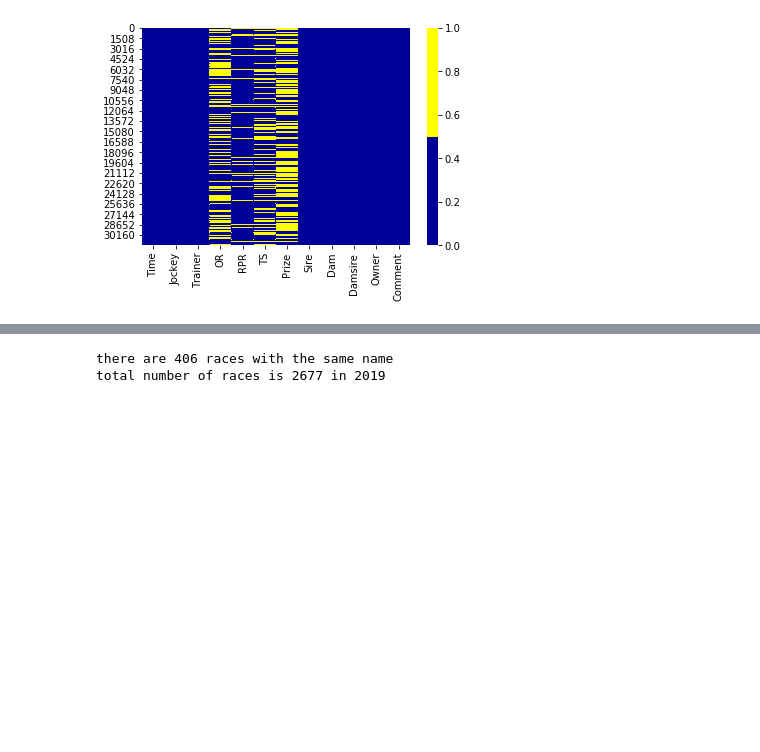
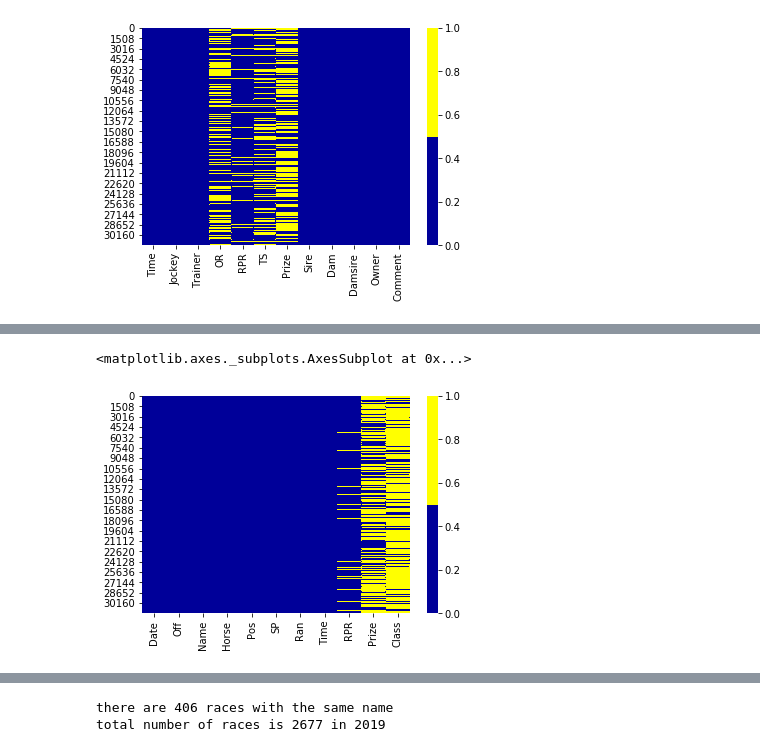
Before and after one commit to nizcode/horse_racing, a Jupyter notebook: racing_cleaning.ipynb, the cells around one changed output, grey strips where cells are left out. Cells and saved outputs as stored; diff of their text form; code cells hidden in the pictures; blank space fills up the shorter version.

```diff
--- a/racing_cleaning.ipynb
+++ b/racing_cleaning.ipynb
@@ -65,3 +76,10 @@ sm_df.head()
+# %%
+cols = sm_df.columns # last 12
+colours = ['#000099', '#ffff00'] # specify the colours - yellow is missing. blue is not missing.
+sns.heatmap(sm_df[cols].isnull(), cmap=sns.color_palette(colours))
+# %% [output]
+<matplotlib.axes._subplots.AxesSubplot at 0x...>
+[figure, added]
 # %%
 # sorting out the fractional odds to decimal odds, and having a new column saying if they are favourite
 # decimal odds are easier to work with
```
Also changed, not shown: parts of 18 cells of this notebook.
